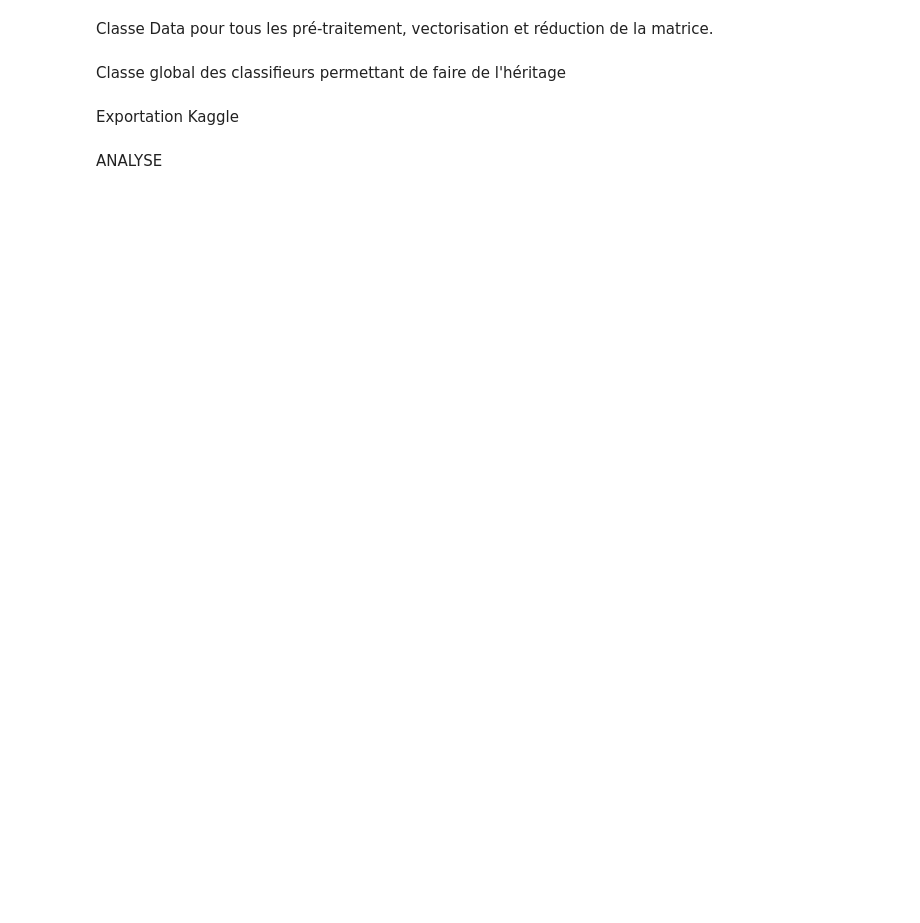
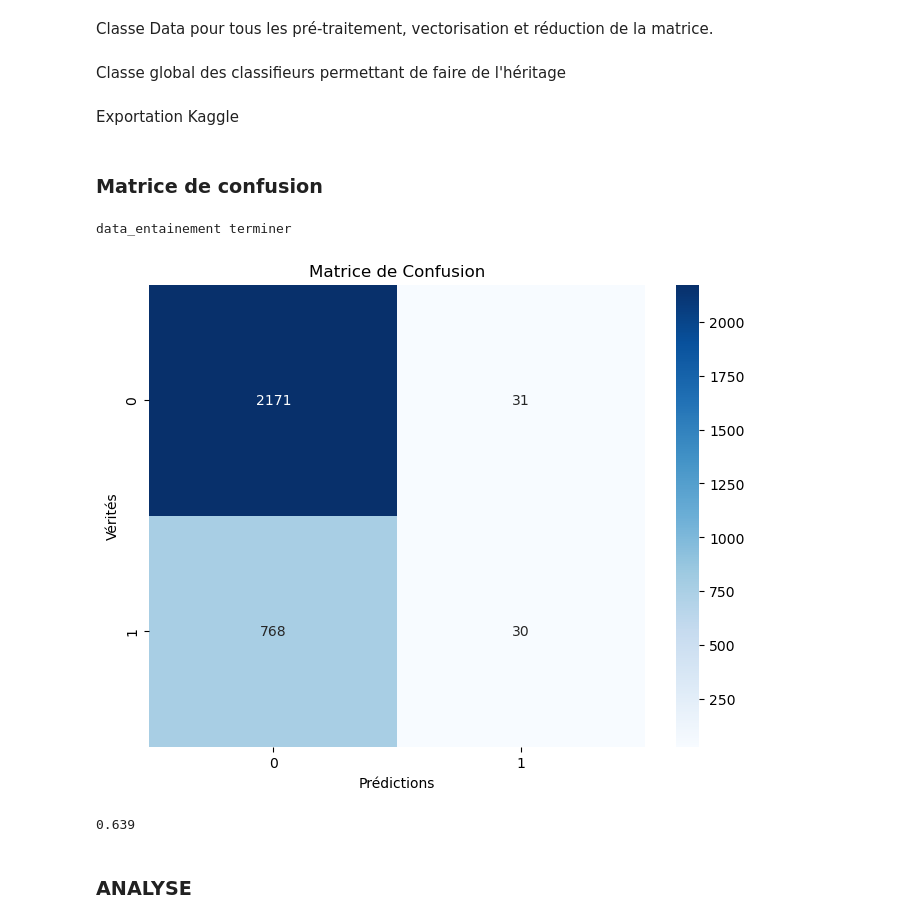
Before and after one commit to DavidTRG0/SAE-data-mining, a Jupyter notebook: SAE_Data_Mining.ipynb, the cells around one changed output. Saved outputs shown, nothing was run; the diff lists cells and outputs as text; code cells hidden in the pictures; blank space fills up the shorter version.

Commit message:
matrice de confusion

```diff
--- a/SAE_Data_Mining.ipynb
+++ b/SAE_Data_Mining.ipynb
@@ -45,11 +38,11 @@ True
 Classe Data pour tous les pré-traitement, vectorisation et réduction de la matrice.
 # %%
 class Data:
-    def __init__(self, data = "trains.jsonl", test= False, limit=5000, language="french", text_column="texte_annonce"):
+    def __init__(self, data = "train.jsonl", test= False, limit=5000, language="french", text_column="texte_annonce"):
         if test==True:
             self.data = (pd.read_json("test.jsonl", lines=True)[["texte_annonce","OGC_FID"]])
         else:
-            self.data = (pd.read_json(data, lines=True)[["texte_annonce", "cal_réponse_signalement"]]).iloc[:limit]
+            self.data = (pd.read_json("train.jsonl", lines=True, encoding="UTF-8")[["texte_annonce", "cal_réponse_signalement"]]).iloc[:limit]
             self.data["cal_réponse_signalement"] = self.data["cal_réponse_signalement"].map({"Pris en compte": 0,"Rejete (hors specs)": 1})
         self.text_column = text_column
         self.language = language
@@ -154,11 +147,24 @@ class Classifieur:
         accuracy = accuracy_score(self.Y_test, y_pred)
         return f"{accuracy:.3f}"
 
-    def f1_score(self):
+    def f1_score(self, graph = False):
         # Calcul du F1-score
         from sklearn.metrics import f1_score
+        import seaborn as sns
         y_pred = self.classifier.predict(self.X_test)
         f1 = f1_score(self.Y_test, y_pred, average='weighted')
+
+        if graph:
+            cm = confusion_matrix(self.Y_test, y_pred)
+
+            # Affichage avec seaborn
+            plt.figure(figsize=(8, 6))
+            sns.heatmap(cm, annot=True, fmt='d', cmap='Blues', xticklabels=self.classifier.classes_, yticklabels=self.classifier.classes_)
+            plt.title('Matrice de Confusion')
+            plt.xlabel('Prédictions')
+            plt.ylabel('Vérités')
+            plt.show()
+
         return f"{f1:.3f}"
 
     def recherche_hyperparametres(self,param_grid):
@@ -632,8 +638,25 @@ print("hyperparametre_termine")
 print(foret.f1_score())
 fichier=foret.predict(data_test)
 print("prediction terminer")
-# %% [markdown]
-ANALYSE
+# %% [markdown]
+### Matrice de confusion
+# %%
+data = Data()
+data.lemmatisation()
+data.vectorisation_ponderee()
+data.reduction_nmf(n_components=30)
+data_train=data.get_data()
+print("data_entainement terminer")
+
+foret = ForetAleatoire(data_train)
+foret.entrainement()
+print(foret.f1_score(graph=True))
+# %% [output]
+data_entainement terminer
+[figure, added]
+0.639
+# %% [markdown]
+### ANALYSE
 # %%
 class Analyse():
 
```
Also changed, not shown: parts of 1 cell of this notebook.
